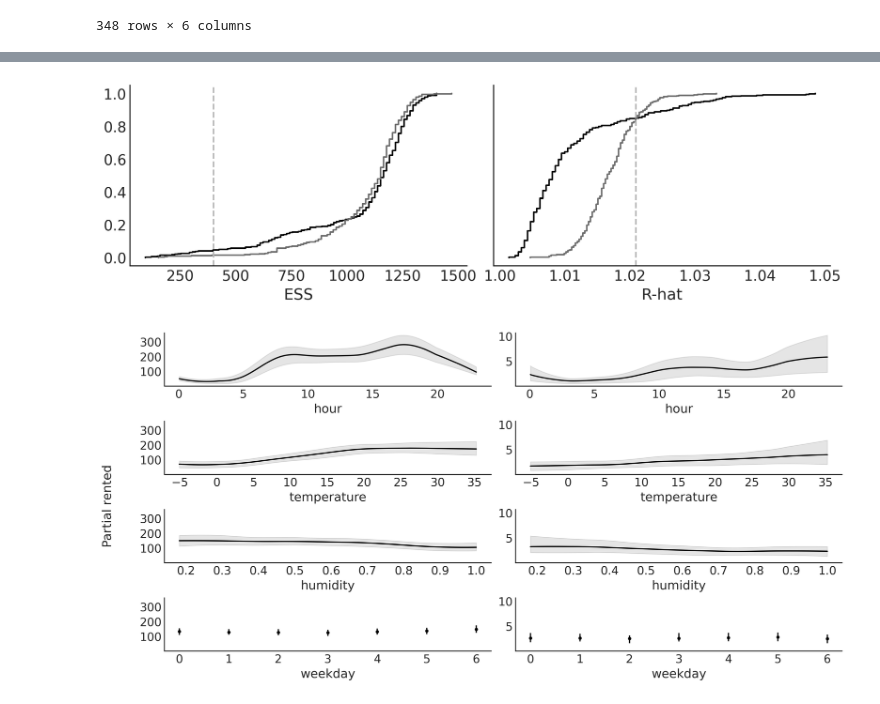
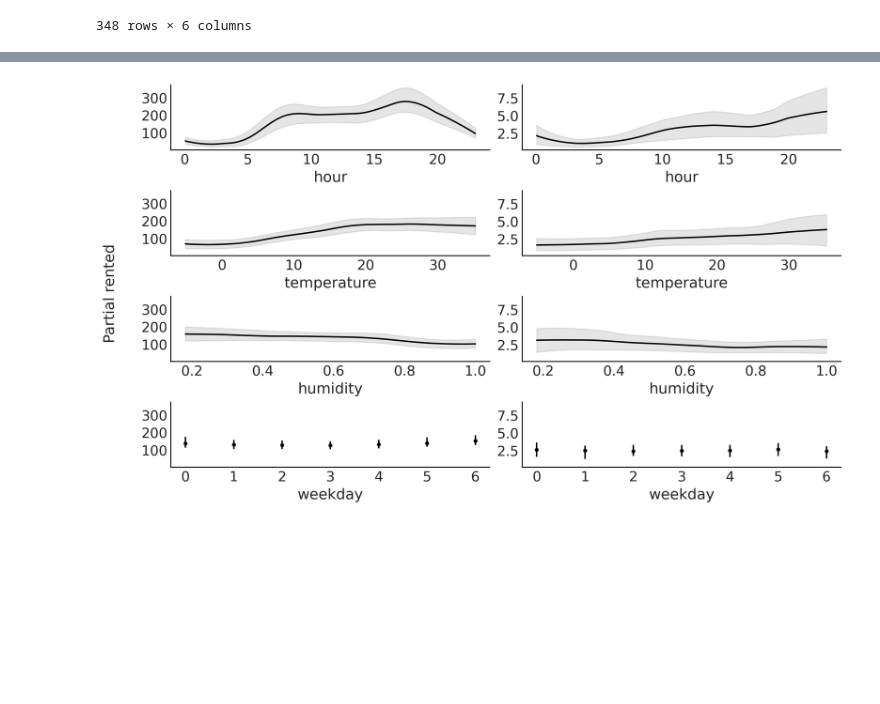
Before and after one commit to aloctavodia/BAP3, a Jupyter notebook: code/Chp_09.ipynb, the cells around one changed output, grey strips where cells are left out. Saved outputs shown, nothing was run; the diff lists cells and outputs as text; code cells hidden in the pictures; blank space fills up the shorter version.

```diff
--- a/code/Chp_09.ipynb
+++ b/code/Chp_09.ipynb
@@ -170,8 +170,9 @@ bikes
 with pm.Model() as model_bb:
     θ = pmb.BART("θ", X, np.log(Y), shape=(2, 348), separate_trees=True)
     _ = pm.NegativeBinomial('obs', np.exp(θ[0]), np.exp(θ[1]), observed=Y)
-    idata_bb = pm.sample(random_seed=123,
-                         step=pmb.PGBART([θ], batch=(0.1, 0.25)),
+    idata_bb = pm.sample(2000,
+                         random_seed=123,
+                         step=pmb.PGBART([θ], batch=(0.05, 0.15)),
                          )
 # %% [output]
 Multiprocess sampling (4 chains in 4 jobs)
@@ -181,11 +182,7 @@ Sampling 4 chains for 1_000 tune and 1_000 draw iterations (4_000 + 4_000 draws
 The rhat statistic is larger than 1.01 for some parameters. This indicates problems during sampling. See https://arxiv.org/abs/1903.08008 for details
 The effective sample size per chain is smaller than 100 for some parameters.  A higher number is needed for reliable rhat and ess computation. See https://arxiv.org/abs/1903.08008 for details
-# %%
-pmb.plot_convergence(idata_bb, var_name="θ");
-# %% [output]
-[figure, removed]
 # %%
-pmb.plot_pdp(θ, X, Y, xs_interval="insample", grid=(4, 2), sharey="col", figsize=(12, 6), func=np.exp , var_discrete=[3])
+pmb.plot_pdp(θ, X, Y, xs_interval="insample", grid=(4, 2), sharey="col", figsize=(10, 6), func=np.exp , var_discrete=[3])
 plt.savefig("../fig/BART_pdp_bikes.png", bbox_inches="tight")
 # %% [output]
-[figure, old version]
+[figure, new version]
```
Also changed, not shown: parts of 9 cells of this notebook, 19 other files.
